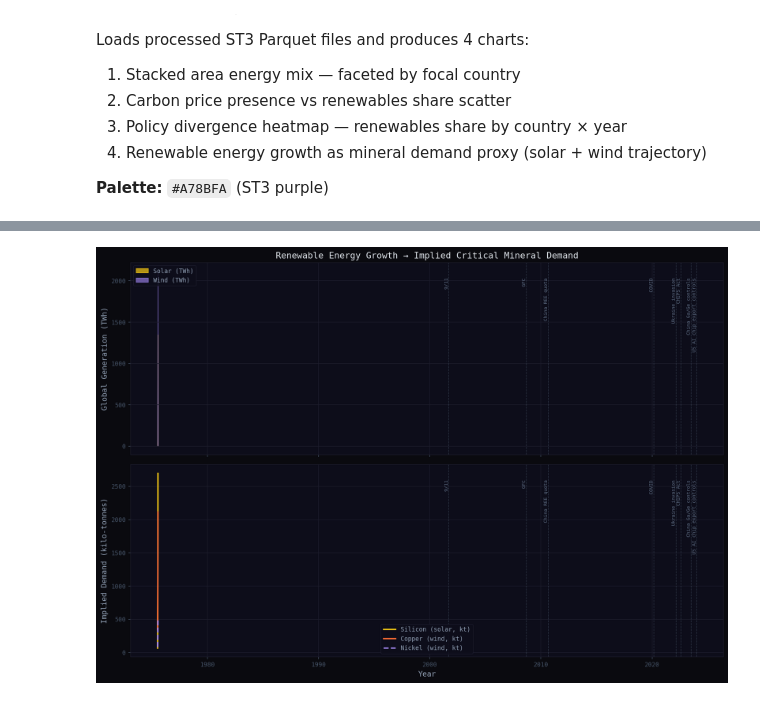
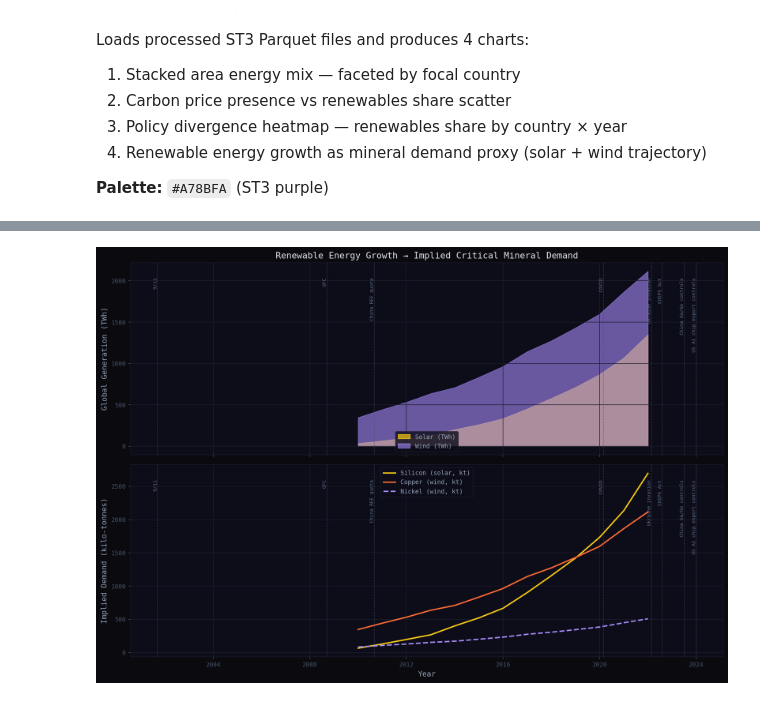
Before and after one commit to tt633/vaartha, a Jupyter notebook: notebooks/phase2_analysis/07_ST3_analysis.ipynb, the cells around one changed output, grey strips where cells are left out. Drawn from its saved outputs; the diff is of its cells as text; code cells hidden in the pictures.

```diff
--- a/notebooks/phase2_analysis/07_ST3_analysis.ipynb
+++ b/notebooks/phase2_analysis/07_ST3_analysis.ipynb
@@ -101,15 +101,18 @@ if not energy_fc.empty and all(c in energy_fc.columns for c in MIX_COLS):
             axes[i].set_visible(False)
             continue
 
+        # Convert integer year to datetime so axis units are compatible with
+        # annotate_events which draws axvline(pd.Timestamp(...))
+        year_dt = pd.to_datetime(grp['year'].astype(int), format='%Y')
+
         axes[i].stackplot(
-            grp['year'],
+            year_dt,
             [grp[c].fillna(0) for c in avail_mix],
             labels=MIX_LABELS[:len(avail_mix)],
             colors=MIX_COLORS[:len(avail_mix)],
             alpha=0.85,
         )
         axes[i].set_title(country_name, fontsize=10)
-        axes[i].set_xlim(grp['year'].min(), grp['year'].max())
         axes[i].yaxis.set_major_formatter(mtick.PercentFormatter())
 
     # Hide unused subplots
@@ -125,7 +128,7 @@ if not energy_fc.empty and all(c in energy_fc.columns for c in MIX_COLS):
     plt.savefig(CHARTS / 'st3_energy_mix_faceted.png')
     (CHARTS / 'st3_energy_mix_faceted.txt').write_text(
         'Stacked area charts show the evolution of energy mix (renewables, fossil fuels, nuclear) '
-        'for 8 focal countries 2005-2024. Diverging trajectories — Germany and UK accelerating renewables, '
+        'for 8 focal countries 2010-2022. Diverging trajectories — Germany and UK accelerating renewables, '
         'India still fossil-dominated — create asymmetric mineral demand profiles that differentially strain '
         'lithium, cobalt, and rare earth supply chains.'
     )
@@ -265,12 +268,16 @@ if not energy_df.empty and 'solar_twh' in energy_df.columns and 'wind_twh' in en
     global_totals['copper_kt']   = global_totals['wind_twh']  * CU_PER_TWH_WIND
     global_totals['nickel_kt']   = global_totals['wind_twh']  * NI_PER_TWH_WIND
 
+    # Convert integer year to datetime so axis units are compatible with
+    # annotate_events which draws axvline(pd.Timestamp(...))
+    year_dt = pd.to_datetime(global_totals['year'].astype(int), format='%Y')
+
     fig, axes = plt.subplots(2, 1, figsize=(13, 9), sharex=True)
 
     # Top: solar + wind TWh
-    axes[0].fill_between(global_totals['year'], global_totals['solar_twh'],
+    axes[0].fill_between(year_dt, global_totals['solar_twh'],
                           alpha=0.7, color='#FACC15', label='Solar (TWh)')
-    axes[0].fill_between(global_totals['year'], global_totals['wind_twh'],
+    axes[0].fill_between(year_dt, global_totals['wind_twh'],
                           alpha=0.6, color=ST3_COLOR, label='Wind (TWh)')
     axes[0].set_ylabel('Global Generation (TWh)')
     axes[0].set_title('Renewable Energy Growth → Implied Critical Mineral Demand')
@@ -278,11 +285,11 @@ if not energy_df.empty and 'solar_twh' in energy_df.columns and 'wind_twh' in en
     annotate_events(axes[0], KEY_EVENTS)
 
     # Bottom: implied mineral demand
-    axes[1].plot(global_totals['year'], global_totals['silicon_kt'],
+    axes[1].plot(year_dt, global_totals['silicon_kt'],
                   color='#FACC15', linewidth=2, label='Silicon (solar, kt)')
-    axes[1].plot(global_totals['year'], global_totals['copper_kt'],
+    axes[1].plot(year_dt, global_totals['copper_kt'],
                   color='#FF6B35', linewidth=2, label='Copper (wind, kt)')
-    axes[1].plot(global_totals['year'], global_totals['nickel_kt'],
+    axes[1].plot(year_dt, global_totals['nickel_kt'],
                   color=ST3_COLOR, linewidth=2, linestyle='--', label='Nickel (wind, kt)')
     axes[1].set_ylabel('Implied Demand (kilo-tonnes)')
     axes[1].set_xlabel('Year')
@@ -292,7 +299,7 @@ if not energy_df.empty and 'solar_twh' in energy_df.columns and 'wind_twh' in en
     plt.tight_layout()
     plt.savefig(CHARTS / 'st3_mineral_demand_projection.png')
     (CHARTS / 'st3_mineral_demand_projection.txt').write_text(
-        'Top panel: global solar and wind electricity generation (TWh) 2005-2024. '
+        'Top panel: global solar and wind electricity generation (TWh) 2010-2022. '
         'Bottom panel: implied critical mineral demand derived using IEA 2023 intensity factors '
         '(Si: 3t/MW solar; Cu: 2.5t/MW wind; Ni: 0.6t/MW wind). '
         'Exponential demand growth — entirely driven by energy policy choices (ST3) — directly '
@@ -307 +314 @@ else:
-[figure, old version]
+[figure, new version]
```
Also changed, not shown: parts of 6 cells of this notebook, 44 other files.
